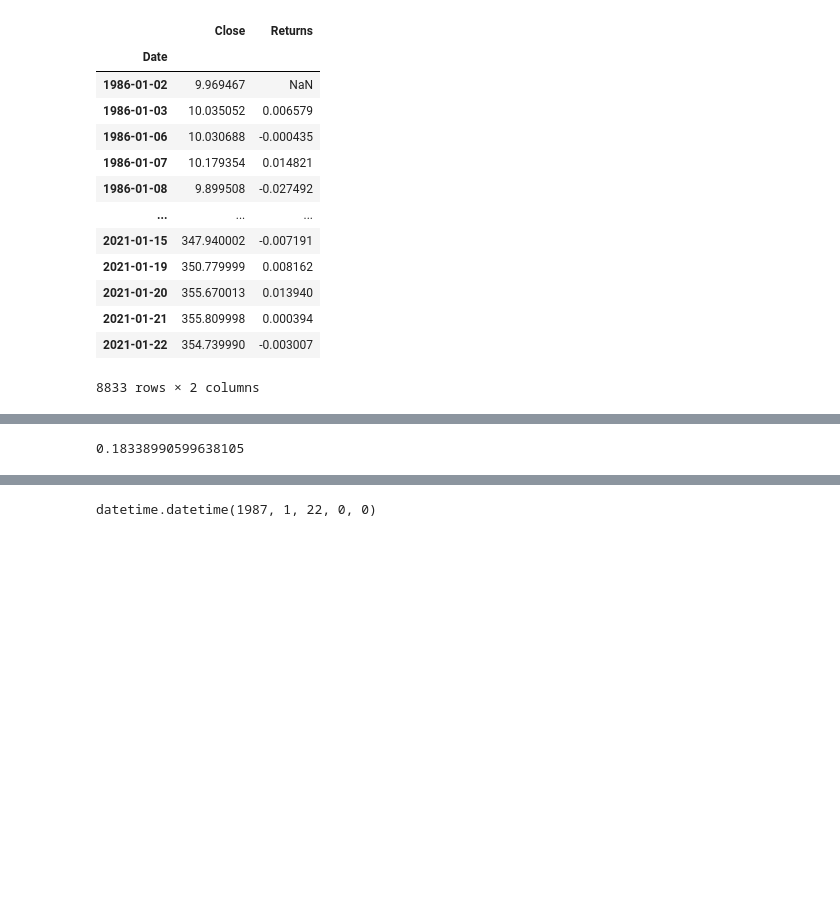
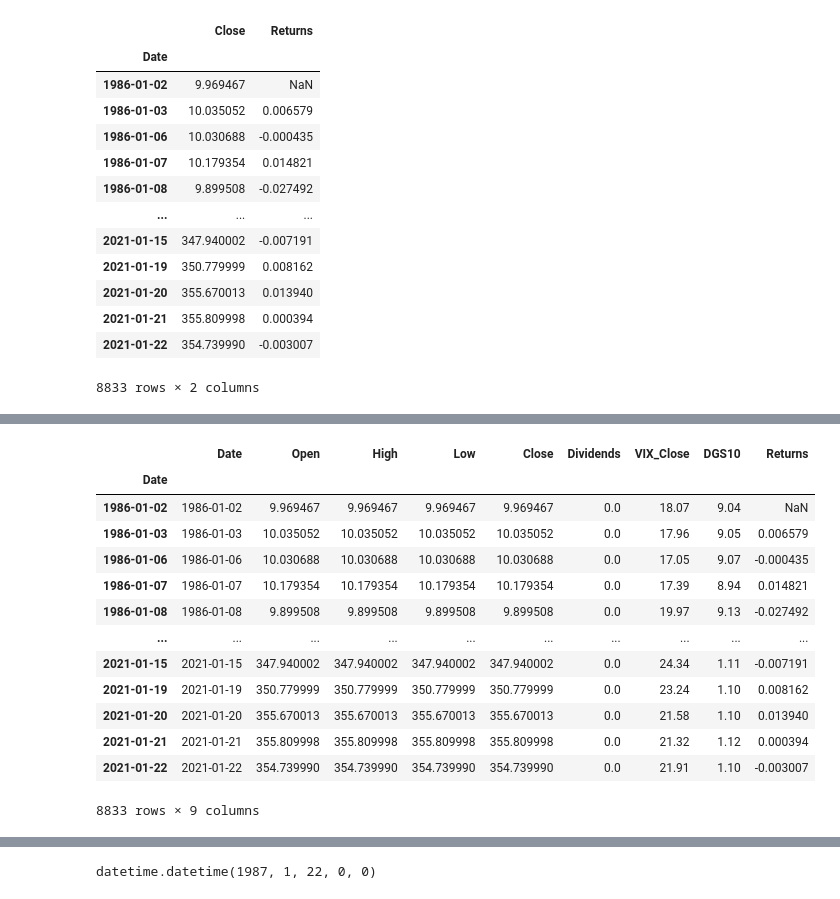
Before and after one commit to Den-is-me/test_ff, a Jupyter notebook: test_ff.ipynb, the cells around one changed output, grey strips where cells are left out. Drawn from its saved outputs; the diff is of its cells as text; code cells hidden in the pictures; blank space fills up the shorter version.

```diff
--- a/test_ff.ipynb
+++ b/test_ff.ipynb
@@ -474,32 +472,45 @@ CAGR_not_div = (data.iloc[-1]['Close'] / data.iloc[0]['Close']) ** (1/35) - 1
 # %%
 # from keras.models import Sequential
 # from keras.layers import Dense, LSTM
 
 
 data_test = data.copy()
 
 data_test.index = data_test.Date
 data_test['RiskFreeRate'] = data_test['DGS10'] / 100 / 252
 data_test['Excess_Return'] = data_test['Returns'] - data_test['RiskFreeRate']
 
 # Коэффициент Шарпа
 rolling_sharpe_window = 252  # окно для расчета скользящего коэффициента Шарпа (252 дня = 1 год)
 data_test['Sharpe_Ratio'] = data_test['Excess_Return'].rolling(window=rolling_sharpe_window).mean() / data_test['Returns'].rolling(window=rolling_sharpe_window).std()
 
 # Рассчёт CAGR
 def calculate_cagr(data):
     n = len(data) / 252  # количество лет
     start_value = data['Close'].iloc[0]
     end_value = data['Close'].iloc[-1]
     cagr = (end_value / start_value) ** (1/n) - 1
     return cagr
 
 data_test['CAGR'] = calculate_cagr(data)
 
 cagr = (data_test.iloc[-1]['Close'] + data_test['Dividends'].sum() / data_test.iloc[0]['Close']) ** (1/35) - 1
-cagr
+data
 # %% [output]
+|  | Date | Open | High | Low | Close | Dividends | VIX_Close | DGS10 | Returns |
+| Date |  |  |  |  |  |  |  |  |  |
+| 1986-01-02 | 1986-01-02 | 9.969467 | 9.969467 | 9.969467 | 9.969467 | 0.0 | 18.07 | 9.04 | NaN |
+| 1986-01-03 | 1986-01-03 | 10.035052 | 10.035052 | 10.035052 | 10.035052 | 0.0 | 17.96 | 9.05 | 0.006579 |
+| 1986-01-06 | 1986-01-06 | 10.030688 | 10.030688 | 10.030688 | 10.030688 | 0.0 | 17.05 | 9.07 | -0.000435 |
+| 1986-01-07 | 1986-01-07 | 10.179354 | 10.179354 | 10.179354 | 10.179354 | 0.0 | 17.39 | 8.94 | 0.014821 |
+| 1986-01-08 | 1986-01-08 | 9.899508 | 9.899508 | 9.899508 | 9.899508 | 0.0 | 19.97 | 9.13 | -0.027492 |
+| ... | ... | ... | ... | ... | ... | ... | ... | ... | ... |
+| 2021-01-15 | 2021-01-15 | 347.940002 | 347.940002 | 347.940002 | 347.940002 | 0.0 | 24.34 | 1.11 | -0.007191 |
+| 2021-01-19 | 2021-01-19 | 350.779999 | 350.779999 | 350.779999 | 350.779999 | 0.0 | 23.24 | 1.10 | 0.008162 |
+| 2021-01-20 | 2021-01-20 | 355.670013 | 355.670013 | 355.670013 | 355.670013 | 0.0 | 21.58 | 1.10 | 0.013940 |
+| 2021-01-21 | 2021-01-21 | 355.809998 | 355.809998 | 355.809998 | 355.809998 | 0.0 | 21.32 | 1.12 | 0.000394 |
+| 2021-01-22 | 2021-01-22 | 354.739990 | 354.739990 | 354.739990 | 354.739990 | 0.0 | 21.91 | 1.10 | -0.003007 |
-0.18338990599638105
+8833 rows × 9 columns
 # %%
 from datetime import datetime, timedelta
 import numpy as np
```
Also changed, not shown: parts of 4 cells of this notebook, 1 other file.
